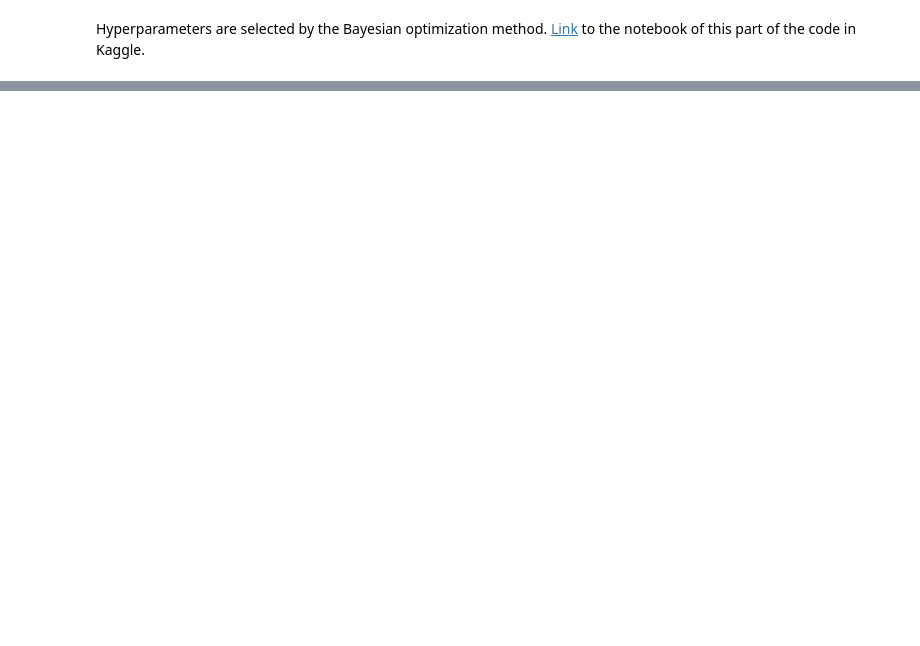
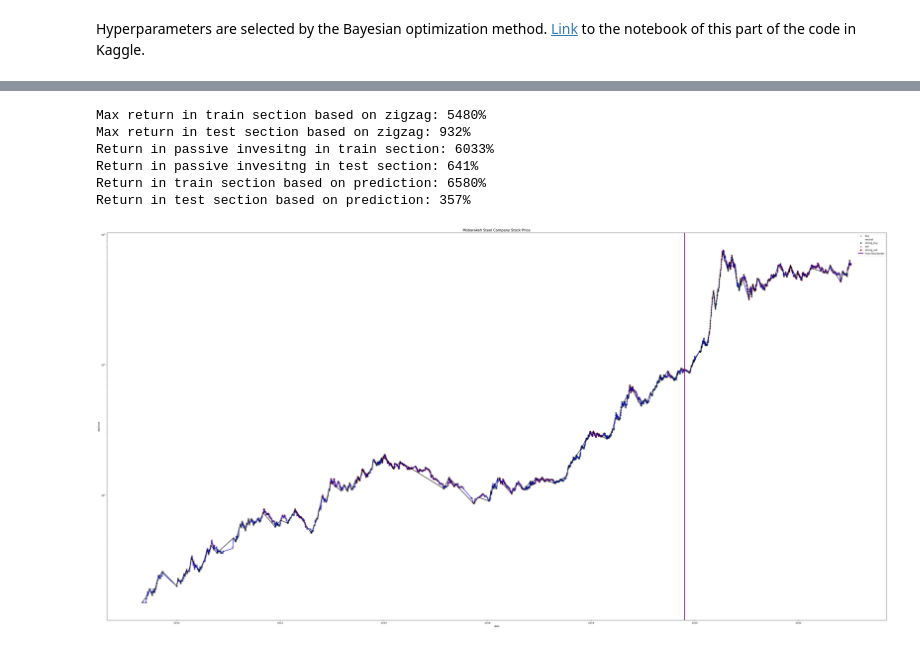
Before and after one commit to Hamtech-ai/InsightiFi, a Jupyter notebook: prediction/run_all_notebook.ipynb, the cells around one changed output, grey strips where cells are left out. Cells and saved outputs as stored; diff of their text form; code cells hidden in the pictures; blank space fills up the shorter version.

```diff
--- a/prediction/run_all_notebook.ipynb
+++ b/prediction/run_all_notebook.ipynb
@@ -811,0 +698,12 @@ KeyError: 'pivots'
+# %%
+buy_terms = ['strong_buy', 'buy']
+
+init_features['pred_cat_label'] = label_df['pred_cat_label']
+init_features['label01'] = init_features['cat_label'].apply(
+    lambda x: 1 if x in buy_terms else 0
+)
+init_features['pred_label01'] = label_df['pred_cat_label'].apply(
+    lambda x: 1 if x in buy_terms else 0
+)
+
+init_features
@@ -811,0 +724,66 @@ KeyError: 'pivots'
+# %%
+def plotLabel(df, trainPred, testPred):
+
+    palette = {
+        'strong_buy': '#3C6255',
+        'buy': '#A6BB8D',
+        'neutral': '#ffffff',
+        'sell': '#F48484',
+        'strong_sell': '#C21010'
+    }
+
+    plt.figure(figsize = (60, 30))
+    plt.title('Mobarakeh Steel Company Stock Price', fontsize = 15)
+    sns.lineplot(
+        data = df,
+        x = 'date',
+        y = 'adjClose',
+        color = 'blue',
+        linewidth = 2
+    )
+    sns.lineplot(
+        x = df[df['pivot'] != 0]['date'],
+        y = df[df['pivot'] != 0]['adjClose'],
+        color = 'black',
+        linewidth = 2
+    )
+    sns.scatterplot(
+        data = df,
+        x = 'date',
+        y = 'adjClose',
+        hue = 'pred_cat_label',
+        palette = palette,
+        edgecolor = 'black'
+    )
+    plt.axvline(
+        x = init_features['date'].iloc[len(trainPred) - 1],
+        color = 'purple',
+        label = 'Train-Test Border',
+        linewidth = 3
+    )
+    plt.yscale('log')
+    plt.legend()
+    # plt.savefig(
+    #     'Mobarakeh_Steel_Company_Stock_Price.png',
+    #     format = 'png',
+    #     dpi = 150
+    # )
+
+print(f'Max return in train section based on zigzag: {((init_features["prc_chang_1d"] * init_features["label01"].shift(2)).iloc[:len(trainPred)].sum() / init_features["adjClose"].iloc[0]):0.0%}')
+print(f'Max return in test section based on zigzag: {((init_features["prc_chang_1d"] * init_features["label01"].shift(2)).iloc[len(trainPred):].sum() / init_features["adjClose"].iloc[len(trainPred)]):0.0%}')
+
+print(f'Return in passive invesitng in train section: {(init_features["adjClose"].iloc[len(trainPred) - 1]  / init_features["adjClose"].iloc[0]):0.0%}')
+print(f'Return in passive invesitng in test section: {(init_features["adjClose"].iloc[-1]  / init_features["adjClose"].iloc[len(trainPred)]):0.0%}')
+
+print(f'Return in train section based on prediction: {((init_features["prc_chang_1d"] * init_features["pred_label01"].shift(2)).iloc[:len(trainPred)].sum() / init_features["adjClose"].iloc[0]):0.0%}')
+print(f'Return in test section based on prediction: {((init_features["prc_chang_1d"] * init_features["pred_label01"].shift(2)).iloc[len(trainPred):].sum() / init_features["adjClose"].iloc[len(trainPred)]):0.0%}')
+
+plotLabel(init_features, trainPred, testPred)
+# %% [output]
+Max return in train section based on zigzag: 5480%
+Max return in test section based on zigzag: 932%
+Return in passive invesitng in train section: 6033%
+Return in passive invesitng in test section: 641%
+Return in train section based on prediction: 6580%
+Return in test section based on prediction: 357%
+[figure, added]
```
Also changed, not shown: parts of 34 cells of this notebook, 1 other file.
